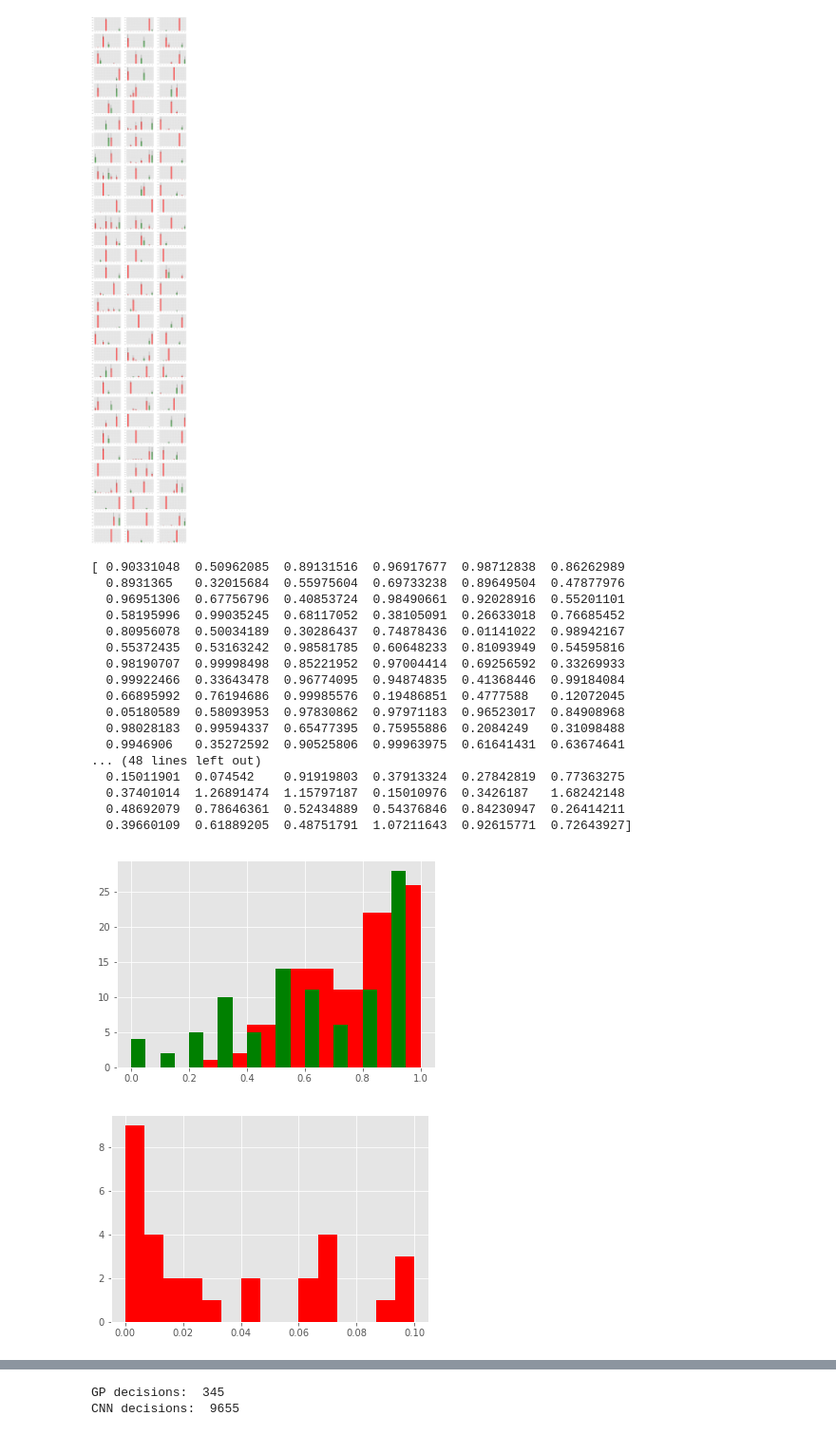
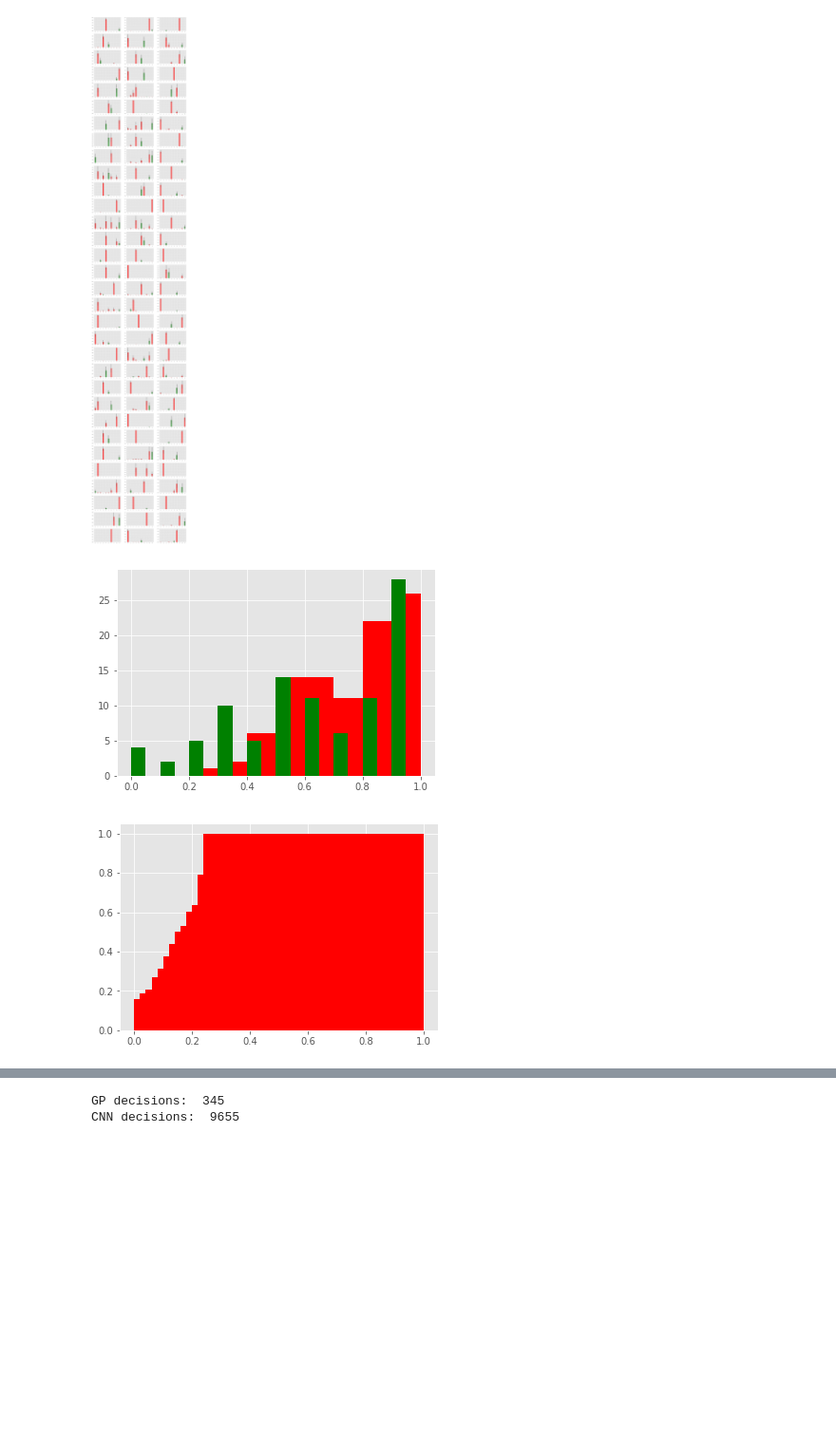
Before and after one commit to flyingsilverfin/CNN_GP_MNIST, a Jupyter notebook: src/GPFlow_testing.ipynb, the cells around one changed output, grey strips where cells are left out. Shown: that part at 95% size. Cells and saved outputs as stored; diff of their text form; code cells hidden in the pictures; blank space fills up the shorter version.

```diff
--- a/src/GPFlow_testing.ipynb
+++ b/src/GPFlow_testing.ipynb
@@ -7,6 +7,9 @@ import matplotlib.pyplot as plt
 plt.style.use('ggplot')
 %matplotlib inline
 
+import matplotlib as mpl
+mpl.rcParams['pgf.rcfonts'] = False
+
 import os
 os.environ["CUDA_VISIBLE_DEVICES"] = ''
 # %%
@@ -163,15 +153,15 @@ plot_instances(correct_classes[mask], mu[mask], var[mask])
 # %% [output]
 [figure]
 # %%
-def make_histogram(values, start=0.0, end=None, bins=10, plot=True, color='r', width=None):
+def make_histogram(values, start=0.0, end=None, bins=10, plot=True, color='r', width=None, density=False, cum=False):
     if end is None:
         max_value = values.max()
     else:
         max_value = end
     if width is None:
-        plt.hist(values, bins, range=(start, max_value), color=color)
+        plt.hist(values, bins, range=(start, max_value), color=color, density=density, cumulative=cum)
     else:
-        plt.hist(values, bins, range=(start, max_value), color=color, width=width)
+        plt.hist(values, bins, range=(start, max_value), color=color, width=width, density=density, cumulative=cum)
     if plot:
         plt.show()
 # %%
@@ -199,57 +189,38 @@ for cat in range(10):
     #print(predicted_classes)
     # extract the corresponding values into an array
     incorrect_prediction_mus, incorrect_prediction_vars = [], []
     for (i, c) in enumerate(predicted_classes):
         incorrect_prediction_mus.append(incorrectly_classified_mus[i, c])
         incorrect_prediction_vars.append(incorrectly_classified_vars[i, c])
 
         cnn_output.append(corresponding_cnn_output[i, c])
 
     incorrect_prediction_mus = np.array(incorrect_prediction_mus)
     incorrect_prediction_vars = np.array(incorrect_prediction_vars)
 
 
     all_incorrect_mus = np.append(all_incorrect_mus, incorrect_prediction_mus)
     all_incorrect_vars = np.append(all_incorrect_vars, incorrect_prediction_vars)
 
 #     incorrect_mus = mu[cat_incorrect_examples, cat]
 #     incorrect_vars = var[cat_incorrect_examples,cat]
 #     all_incorrect_mus = np.append(all_incorrect_mus, incorrect_mus)
 #     all_incorrect_vars = np.append(all_incorrect_vars, incorrect_vars)
 #     make_histogram(incorrect_vars)
     #make_histogram(incorrect_mus)
 cnn_output = np.array(cnn_output)
-print(cnn_output)
-print(all_incorrect_mus)
-print(all_incorrect_vars)
+#print(cnn_output)
+#print(all_incorrect_mus)
+#print(all_incorrect_vars)
 
-
-print(variance_normalized_by_probability)
 
 make_histogram(all_incorrect_mus, end = 1.0, plot=False, width=0.1)
 make_histogram(cnn_output, end = 1.0, plot=True, color='g', width=0.05)
 
-make_histogram(all_incorrect_vars, bins=15, end=0.1)
+make_histogram(all_incorrect_vars, bins=50, end=1.0, density=True, cum=True)
 # %% [output]
-[ 0.90331048  0.50962085  0.89131516  0.96917677  0.98712838  0.86262989
-  0.8931365   0.32015684  0.55975604  0.69733238  0.89649504  0.47877976
-  0.96951306  0.67756796  0.40853724  0.98490661  0.92028916  0.55201101
-  0.58195996  0.99035245  0.68117052  0.38105091  0.26633018  0.76685452
-  0.80956078  0.50034189  0.30286437  0.74878436  0.01141022  0.98942167
-  0.55372435  0.53163242  0.98581785  0.60648233  0.81093949  0.54595816
-  0.98190707  0.99998498  0.85221952  0.97004414  0.69256592  0.33269933
-  0.99922466  0.33643478  0.96774095  0.94874835  0.41368446  0.99184084
-  0.66895992  0.76194686  0.99985576  0.19486851  0.4777588   0.12072045
-  0.05180589  0.58093953  0.97830862  0.97971183  0.96523017  0.84908968
-  0.98028183  0.99594337  0.65477395  0.75955886  0.2084249   0.31098488
-  0.9946906   0.35272592  0.90525806  0.99963975  0.61641431  0.63674641
-... (48 lines left out)
-  0.15011901  0.074542    0.91919803  0.37913324  0.27842819  0.77363275
-  0.37401014  1.26891474  1.15797187  0.15010976  0.3426187   1.68242148
-  0.48692079  0.78646361  0.52434889  0.54376846  0.84230947  0.26414211
-  0.39660109  0.61889205  0.48751791  1.07211643  0.92615771  0.72643927]
 [figure]
-[figure, old version]
+[figure, new version]
 # %%
 all_correct_mus = np.array([])
 all_correct_vars = np.array([])
```
Also changed, not shown: parts of 14 cells of this notebook, 6 other files.
